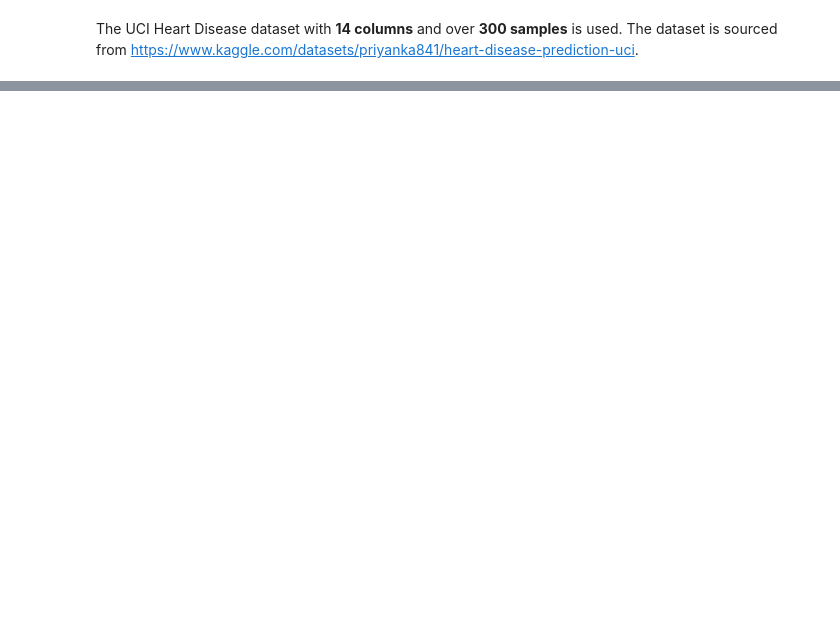
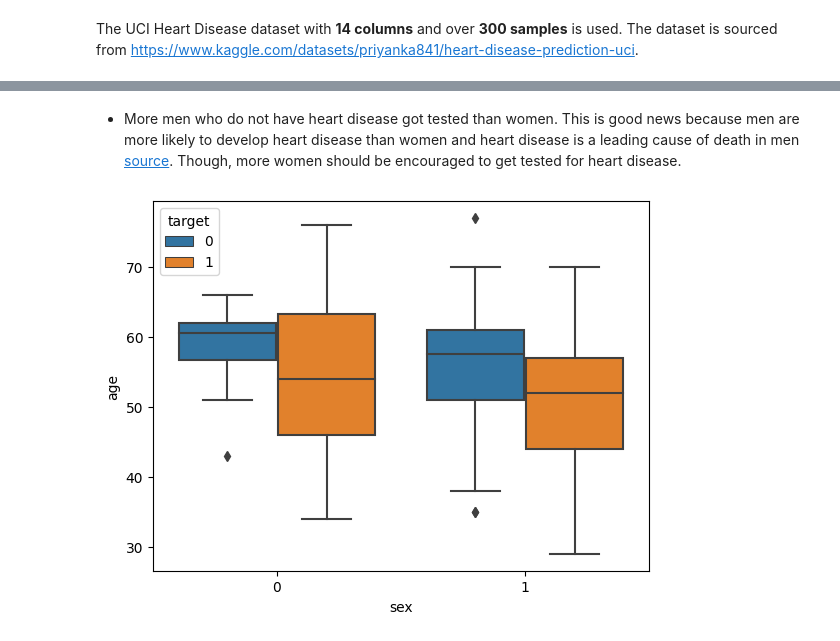
Before and after one commit to daniellaeme/Heart-Disease-Prediction, a Jupyter notebook: Heart_Disease_Prediction_Project.ipynb, the cells around one changed output, grey strips where cells are left out. Drawn from its saved outputs; the diff is of its cells as text; code cells hidden in the pictures; blank space fills up the shorter version.

```diff
--- a/Heart_Disease_Prediction_Project.ipynb
+++ b/Heart_Disease_Prediction_Project.ipynb
@@ -419,0 +176,7 @@ The Random Forest Classifier gives the highest accuracy and the lowest False Neg
+# %% [markdown]
+- More men who do not have heart disease got tested than women. This is good news because men are more likely to develop heart disease than women and heart disease is a leading cause of death in men [source](https://www.newvictoria.co.uk/about-us/news-and-articles/cardiovascular-risk-in-men-why-is-heart-disease-a-male-problem). Though, more women should be encouraged to get tested for heart disease.
+# %%
+sns.boxplot(df, x='sex', y='age', hue='target')
+plt.show()
+# %% [output]
+[figure, added]
```
Also changed, not shown: parts of 103 cells of this notebook.
